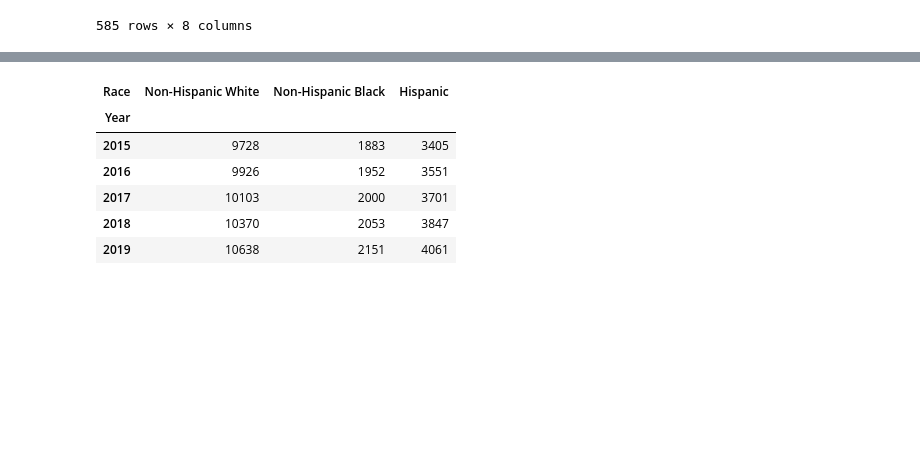
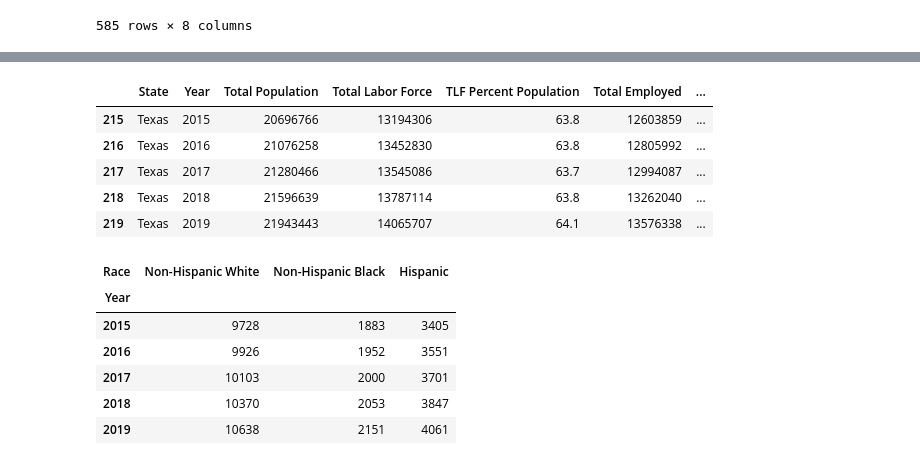
Before and after one commit to emilymees/Project-One, a Jupyter notebook: per_state.ipynb, the cells around one changed output, grey strips where cells are left out. Drawn from its saved outputs; the diff is of its cells as text; code cells hidden in the pictures; blank space fills up the shorter version.

```diff
--- a/per_state.ipynb
+++ b/per_state.ipynb
@@ -40,3 +59,13 @@ per_state
+# %%
+texas_unemployed = total_unemployed.loc[total_unemployed["State"] == "Texas"]
+texas_unemployed
+# %% [output]
+|  | State | Year | Total Population | Total Labor Force | TLF Percent Population | Total Employed | ... |
+| 215 | Texas | 2015 | 20696766 | 13194306 | 63.8 | 12603859 | ... |
+| 216 | Texas | 2016 | 21076258 | 13452830 | 63.8 | 12805992 | ... |
+| 217 | Texas | 2017 | 21280466 | 13545086 | 63.7 | 12994087 | ... |
+| 218 | Texas | 2018 | 21596639 | 13787114 | 63.8 | 13262040 | ... |
+| 219 | Texas | 2019 | 21943443 | 14065707 | 64.1 | 13576338 | ... |
 # %%
 # Filter DatFrame for just Texas Ethnicity incidents
 texas = per_state.loc[per_state["State"] == "Texas"]
```
Also changed, not shown: parts of 8 cells of this notebook, 4 other files.
